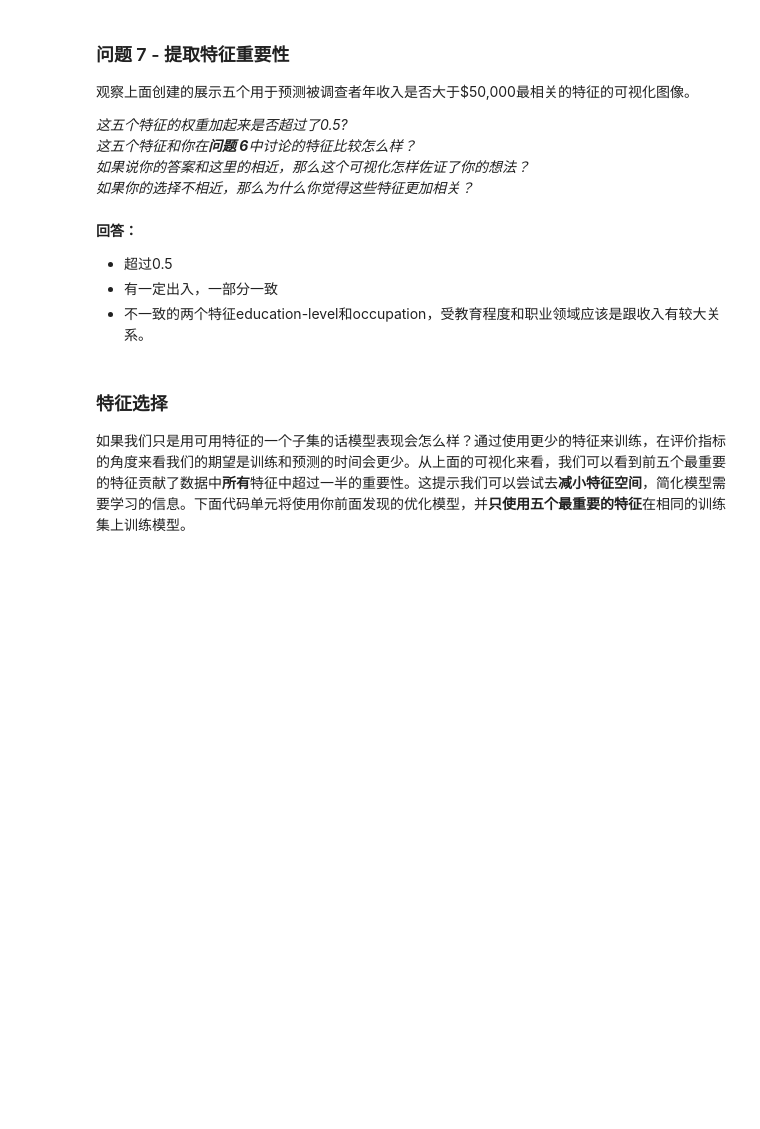
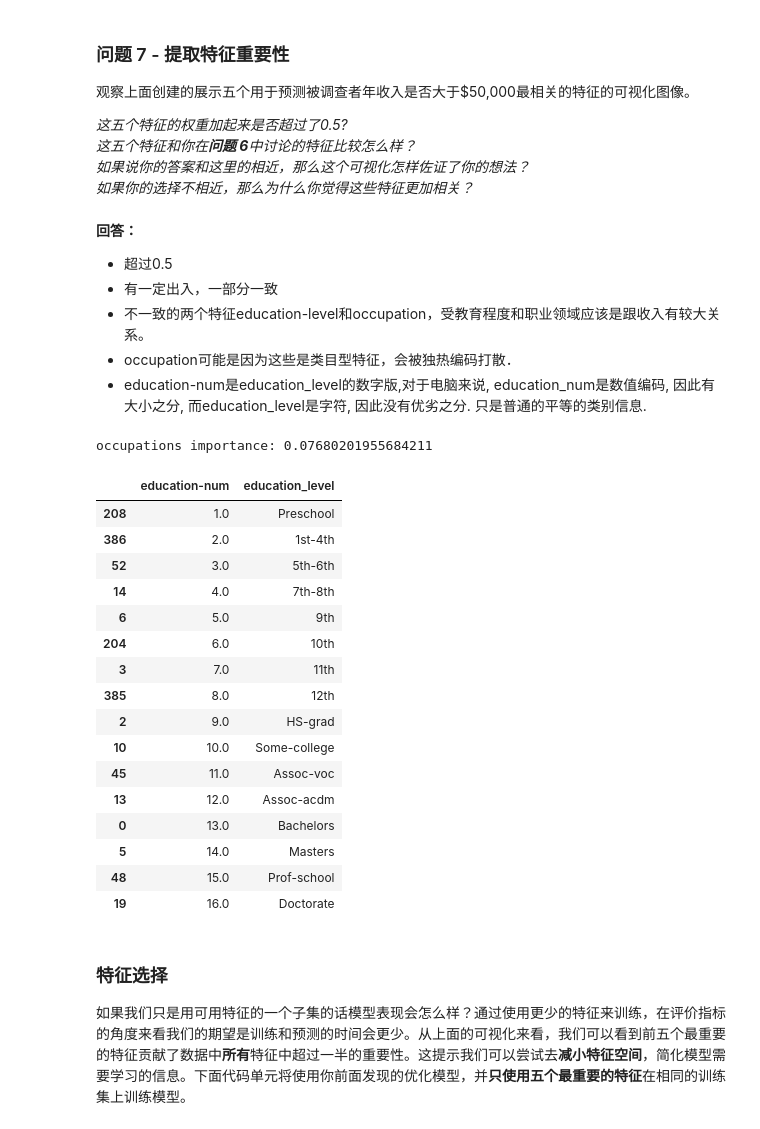
Before and after one commit to duzeng/cn-machine-learning, a Jupyter notebook: finding_donors/finding_donors.ipynb, the cells around one changed output. Saved outputs shown, nothing was run; the diff lists cells and outputs as text; code cells hidden in the pictures; blank space fills up the shorter version.

```diff
--- a/finding_donors/finding_donors.ipynb
+++ b/finding_donors/finding_donors.ipynb
@@ -671,6 +675,34 @@ _如果你的选择不相近，那么为什么你觉得这些特征更加相关
 + 超过0.5
 + 有一定出入，一部分一致
 + 不一致的两个特征education-level和occupation，受教育程度和职业领域应该是跟收入有较大关系。
++ occupation可能是因为这些是类目型特征，会被独热编码打散．
++ education-num是education_level的数字版,对于电脑来说, education_num是数值编码, 因此有大小之分, 而education_level是字符, 因此没有优劣之分. 只是普通的平等的类别信息.
+# %%
+occupations = np.where(X_train.columns.str.contains('occupation'))
+print("occupations importance:", np.sum(importances[occupations]))
+# %% [output]
+occupations importance: 0.07680201955684211
+# %%
+edu = data[['education-num', 'education_level']].drop_duplicates().sort_values('education-num')
+display(edu)
+# %% [output]
+|  | education-num | education_level |
+| 208 | 1.0 | Preschool |
+| 386 | 2.0 | 1st-4th |
+| 52 | 3.0 | 5th-6th |
+| 14 | 4.0 | 7th-8th |
+| 6 | 5.0 | 9th |
+| 204 | 6.0 | 10th |
+| 3 | 7.0 | 11th |
+| 385 | 8.0 | 12th |
+| 2 | 9.0 | HS-grad |
+| 10 | 10.0 | Some-college |
+| 45 | 11.0 | Assoc-voc |
+| 13 | 12.0 | Assoc-acdm |
+| 0 | 13.0 | Bachelors |
+| 5 | 14.0 | Masters |
+| 48 | 15.0 | Prof-school |
+| 19 | 16.0 | Doctorate |
 # %% [markdown]
 ### 特征选择
 
```
Also changed, not shown: parts of 7 cells of this notebook, 1 other file.
